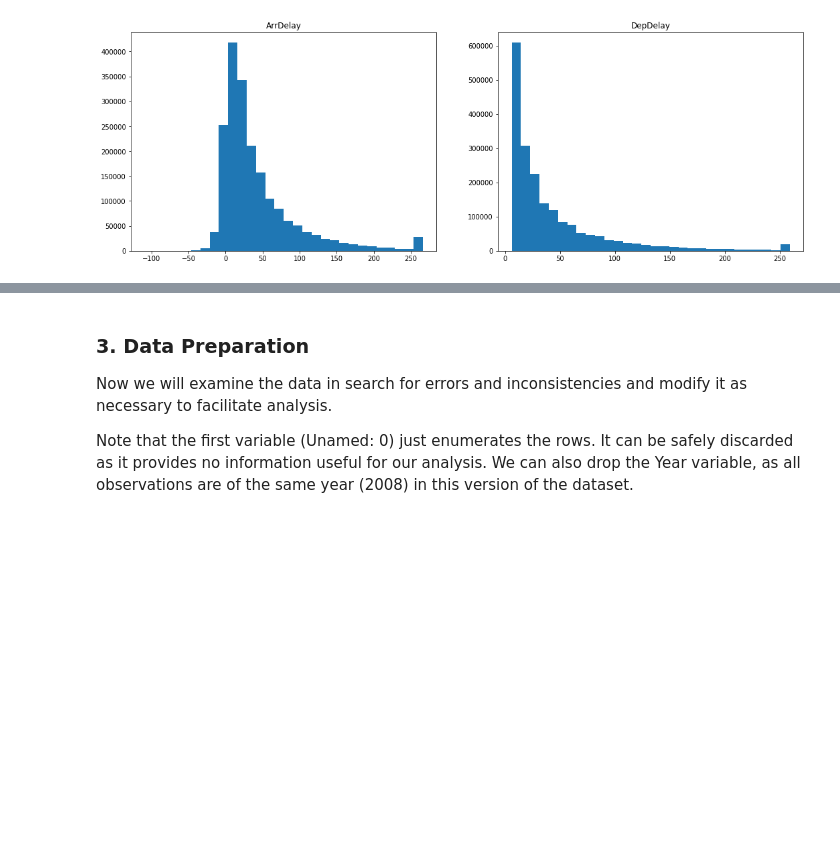
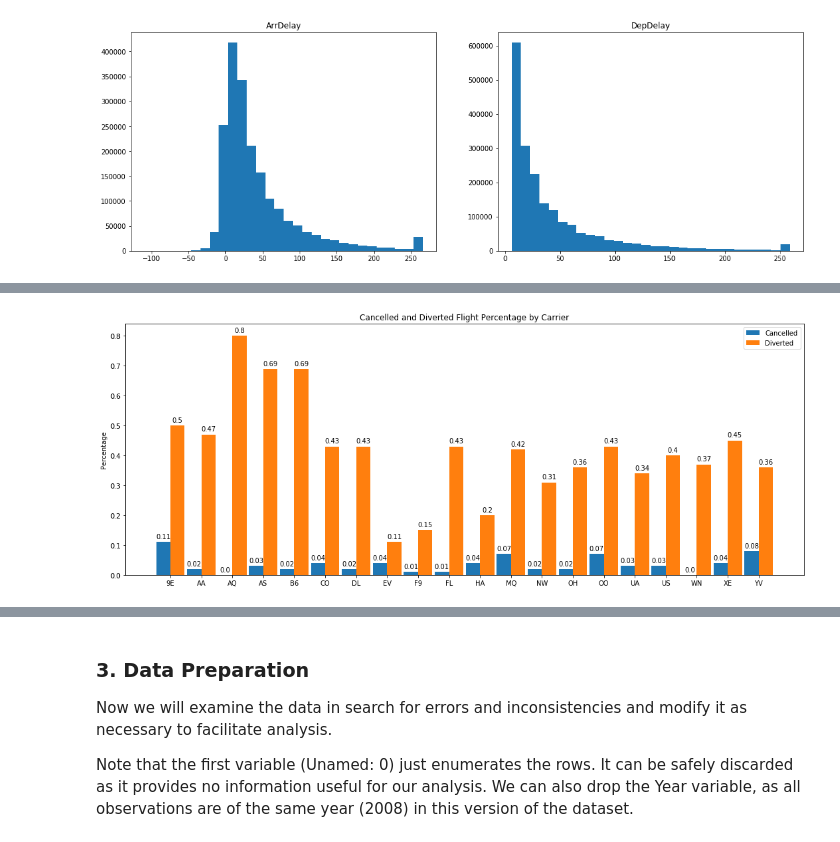
Before and after one commit to s-londono/airlinedelaystats, a Jupyter notebook: AirlineDelayAnalysis.ipynb, the cells around one changed output, grey strips where cells are left out. Saved outputs shown, nothing was run; the diff lists cells and outputs as text; code cells hidden in the pictures; blank space fills up the shorter version.

```diff
--- a/AirlineDelayAnalysis.ipynb
+++ b/AirlineDelayAnalysis.ipynb
@@ -161,0 +195,17 @@ In both histograms the last bar represents the outliers greater than the 99th pe
+# %%
+# Group the cancelled and diverted flights by carrier and compute their means
+df_carrier_fail_perf = df_flight_delays[["UniqueCarrier", "Cancelled", "Diverted"]]
+failed_ratios = df_carrier_fail_perf.groupby("UniqueCarrier").mean()
+
+# Series to plot: total cancelled and diverted flights by carrier
+cancel_percs = (failed_ratios["Cancelled"] * 100).round(2)
+diverted_percs = (failed_ratios["Diverted"] * 100).round(2)
+labels = failed_ratios.index
+
+title = "Cancelled and Diverted Flight Percentage by Carrier"
+ylabel = "Percentage"
+
+# Plot percentage of cancelled and diverted flights by carrier
+util.bi_bar_plot(labels, cancel_percs, diverted_percs, "Cancelled", "Diverted", ylabel, title, bar_width=0.46, figsize=(15, 6))
+# %% [output]
+[figure, added]
```
Also changed, not shown: parts of 11 cells of this notebook, 2 other files.
